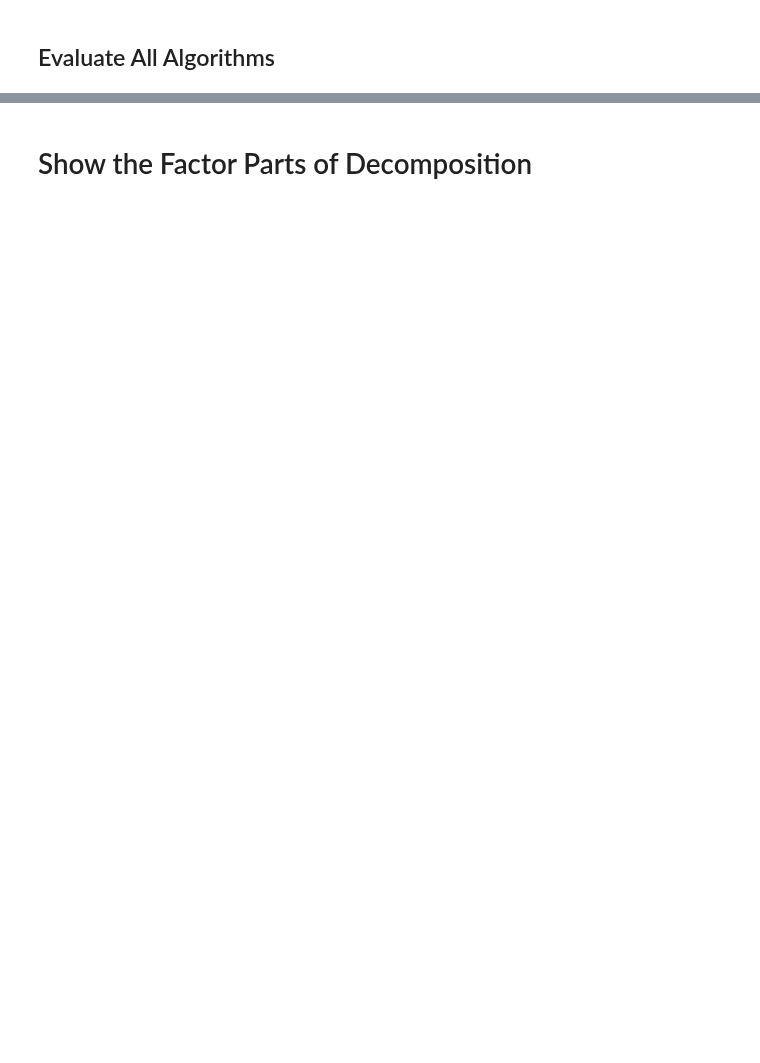
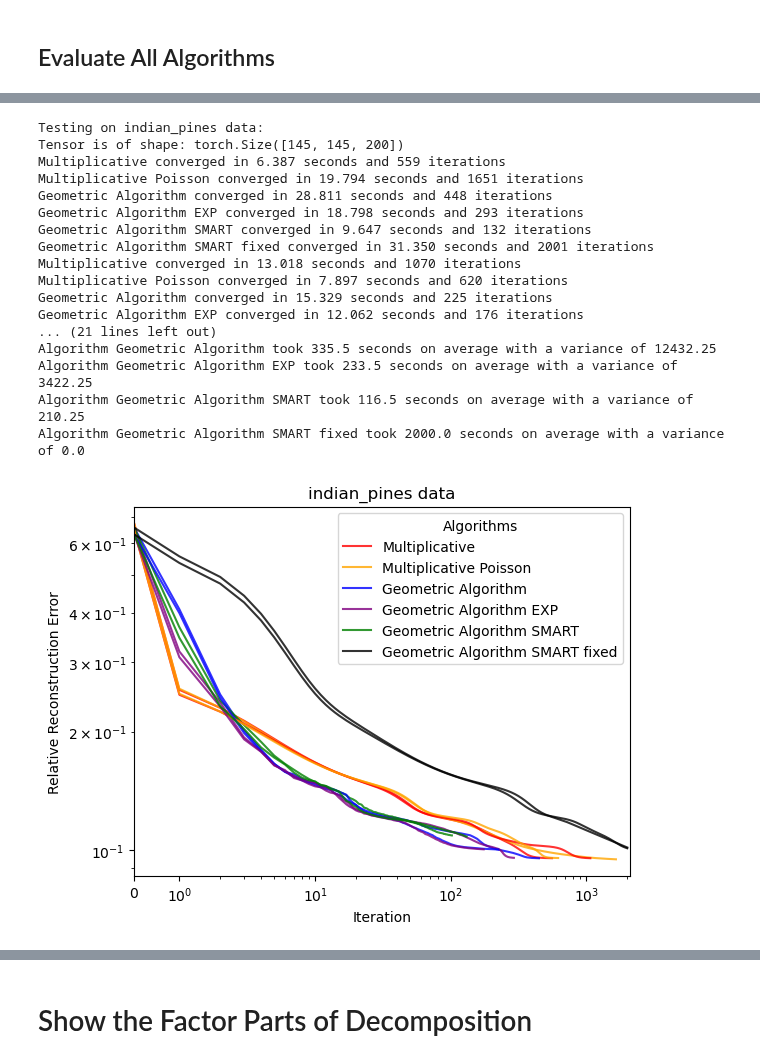
Before and after one commit to IntegrierBar/GeometricTensorFactorization, a Jupyter notebook: EvaluateAlgorithms.ipynb, the cells around one changed output, grey strips where cells are left out. Cells and saved outputs as stored; diff of their text form; code cells hidden in the pictures; blank space fills up the shorter version.

```diff
--- a/EvaluateAlgorithms.ipynb
+++ b/EvaluateAlgorithms.ipynb
@@ -193,0 +223,24 @@ Geometric Algorithm converged in 23.748 seconds and 144 iterations
+# %%
+#evaluate_on_random(factorizers, context=context)
+evaluate_on_data(factorizers, context=context, nrepetitions=2)
+#evaluate_on_images(factorizers, context=context)
+plot_calculation_times_and_niter(factorizers)
+# %% [output]
+Testing on indian_pines data:
+Tensor is of shape: torch.Size([145, 145, 200])
+Multiplicative converged in 6.387 seconds and 559 iterations
+Multiplicative Poisson converged in 19.794 seconds and 1651 iterations
+Geometric Algorithm converged in 28.811 seconds and 448 iterations
+Geometric Algorithm EXP converged in 18.798 seconds and 293 iterations
+Geometric Algorithm SMART converged in 9.647 seconds and 132 iterations
+Geometric Algorithm SMART fixed converged in 31.350 seconds and 2001 iterations
+Multiplicative converged in 13.018 seconds and 1070 iterations
+Multiplicative Poisson converged in 7.897 seconds and 620 iterations
+Geometric Algorithm converged in 15.329 seconds and 225 iterations
+Geometric Algorithm EXP converged in 12.062 seconds and 176 iterations
+... (21 lines left out)
+Algorithm Geometric Algorithm took 335.5 seconds on average with a variance of 12432.25
+Algorithm Geometric Algorithm EXP took 233.5 seconds on average with a variance of 3422.25
+Algorithm Geometric Algorithm SMART took 116.5 seconds on average with a variance of 210.25
+Algorithm Geometric Algorithm SMART fixed took 2000.0 seconds on average with a variance of 0.0
+[figure, added]
```
Also changed, not shown: parts of 10 cells of this notebook, 6 other files.
